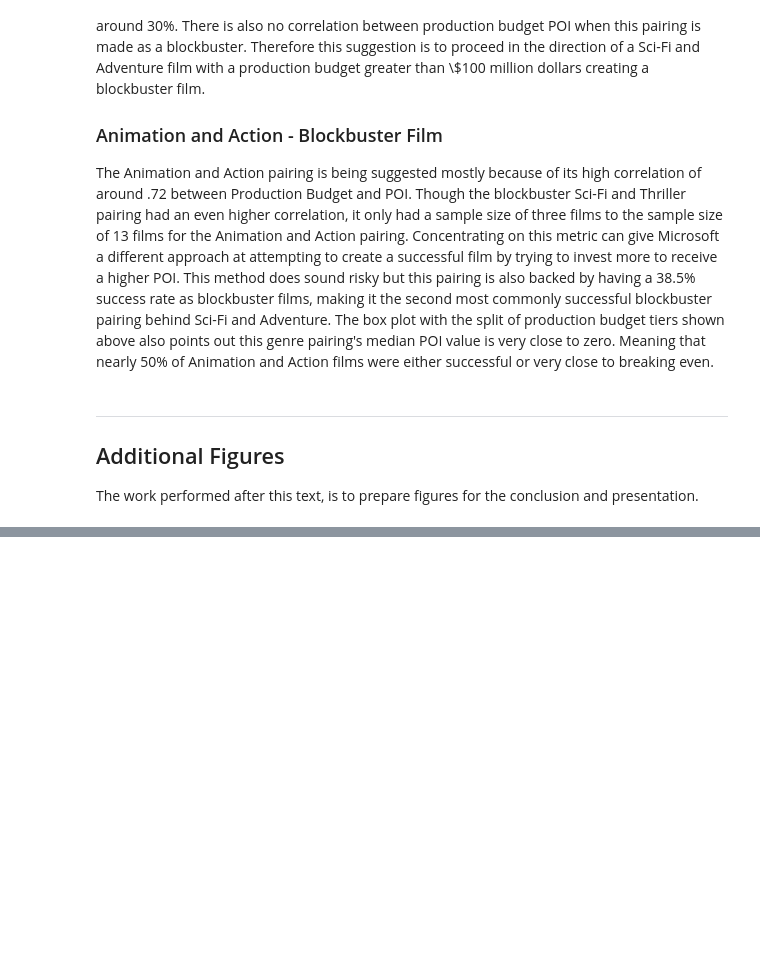
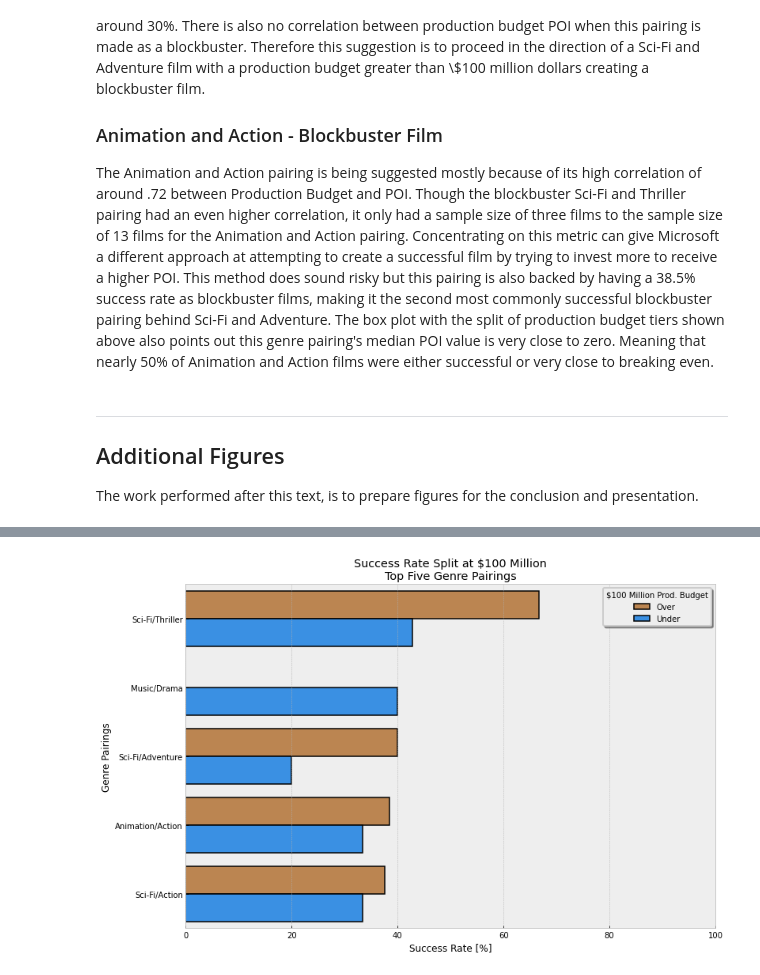
Before and after one commit to cschneck7/phase-1-project, a Jupyter notebook: index.ipynb, the cells around one changed output, grey strips where cells are left out. Cells and saved outputs as stored; diff of their text form; code cells hidden in the pictures; blank space fills up the shorter version.

```diff
--- a/index.ipynb
+++ b/index.ipynb
@@ -1303,38 +1788,40 @@ leg.get_frame().set_linewidth(2)
 '''
 Creates bar plot comparing success rates of genre pairing split into groups
 above and below a $100 million production budget
 '''
 
 # Creates column noting if the film was successful
-df_top10_gt30milPB['successful'] = ['Y' if (POI >= 0) else 'N' for POI in df_top10_gt30milPB.adj_POI]
+df_top5_gt30milPB['successful'] = ['Y' if (POI >= 0) else 'N' for POI in df_top5_gt30milPB.adj_POI]
 # Get count of successful and unsuccessful films in in range and pairing
-df_PBt_perc_succ = df_top10_gt30milPB.groupby(['genre_pairing', 'pb_100mil','successful'])['id'].count()
+df_PBt_perc_succ = df_top5_gt30milPB.groupby(['genre_pairing', 'pb_100mil','successful'])['id'].count()
 # Resets index
 df_PBt_perc_succ = df_PBt_perc_succ.reset_index()
 # Fixing naming for column
 df_PBt_perc_succ.rename(columns={'id': 'tot_films'}, inplace=True)
 # Creates new column including percentage of values
 df_PBt_perc_succ['perc'] = 100*(df_PBt_perc_succ.tot_films / df_PBt_perc_succ\
                         .groupby(['genre_pairing','pb_100mil'])\
                         ['tot_films'].transform(sum))
 # Only keeps values relating to the successful column
 df_PBt_perc_succ = df_PBt_perc_succ.query('successful == "Y"')[['genre_pairing', 'pb_100mil', 'perc']]
 # Renames columns
 df_PBt_perc_succ.rename(columns={'perc': 'success_rate'}, inplace=True)
 
 # Creates bar plot
 fig, ax = plt.subplots(figsize=(12,8))
 sns.barplot(data=df_PBt_perc_succ ,x='success_rate', y='genre_pairing', hue='pb_100mil',
-            order=df_top10.genre, palette=['peru', 'dodgerblue'], edgecolor='black',
+            order=df_top5.genre, palette=['peru', 'dodgerblue'], edgecolor='black',
             linewidth=1.5, ax=ax)
 ax.set_xlabel('Success Rate [%]');
 ax.set_ylabel('Genre Pairings');
-ax.set_title('Success Rate Split at $100 Million\nTop Ten Genre Pairings');
+ax.set_title('Success Rate Split at $100 Million\nTop Five Genre Pairings');
 ax.set_xlim(0,100)
 leg = ax.legend(title='$100 Million Prod. Budget', shadow=True);
 leg.get_frame().set_linewidth(2)
 
-# fig.savefig('images/figures/Success_Rate_PBtiered_V2.png', dpi=100)
+# fig.savefig('images/figures/Success_Rate_PBtiered_Top5.png', dpi=100)
+# %% [output]
+[figure, added]
 # %%
 # Plot for produciton budget vs worldwide gross with added expense line
 # This axes will have the most information since profit is determined from overall gross
```
Also changed, not shown: parts of 66 cells of this notebook, 8 other files.
